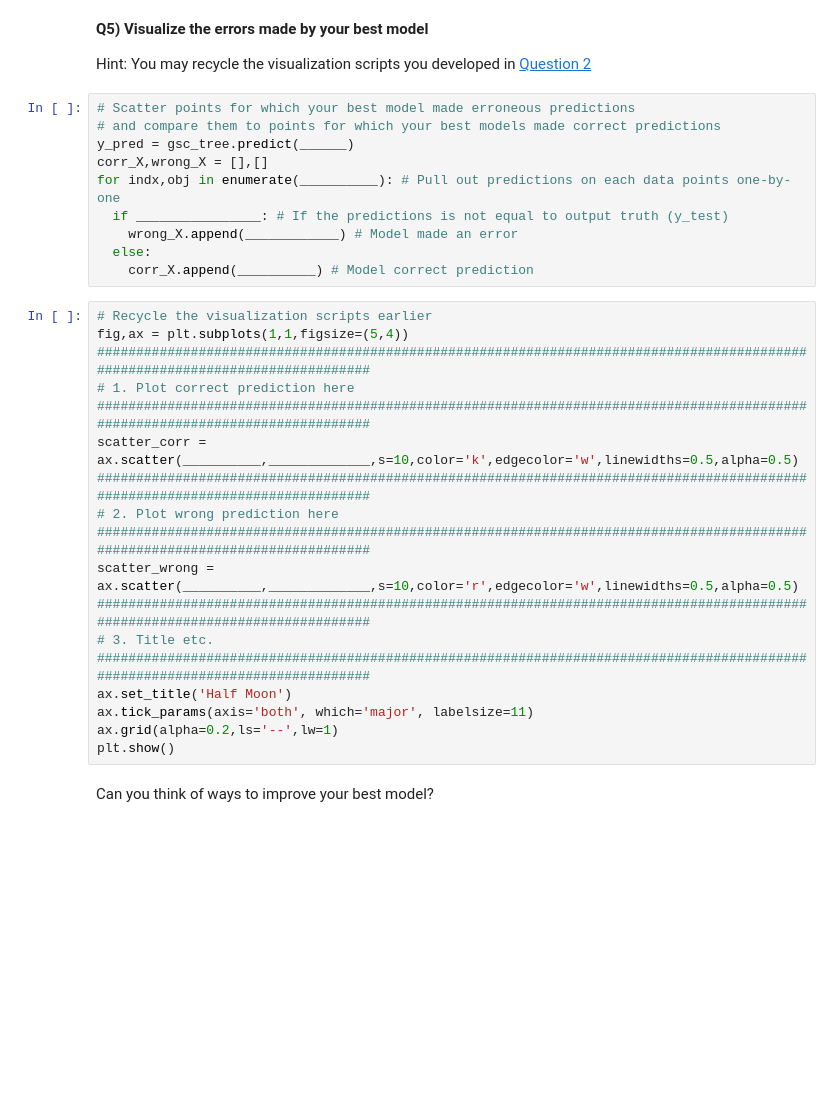
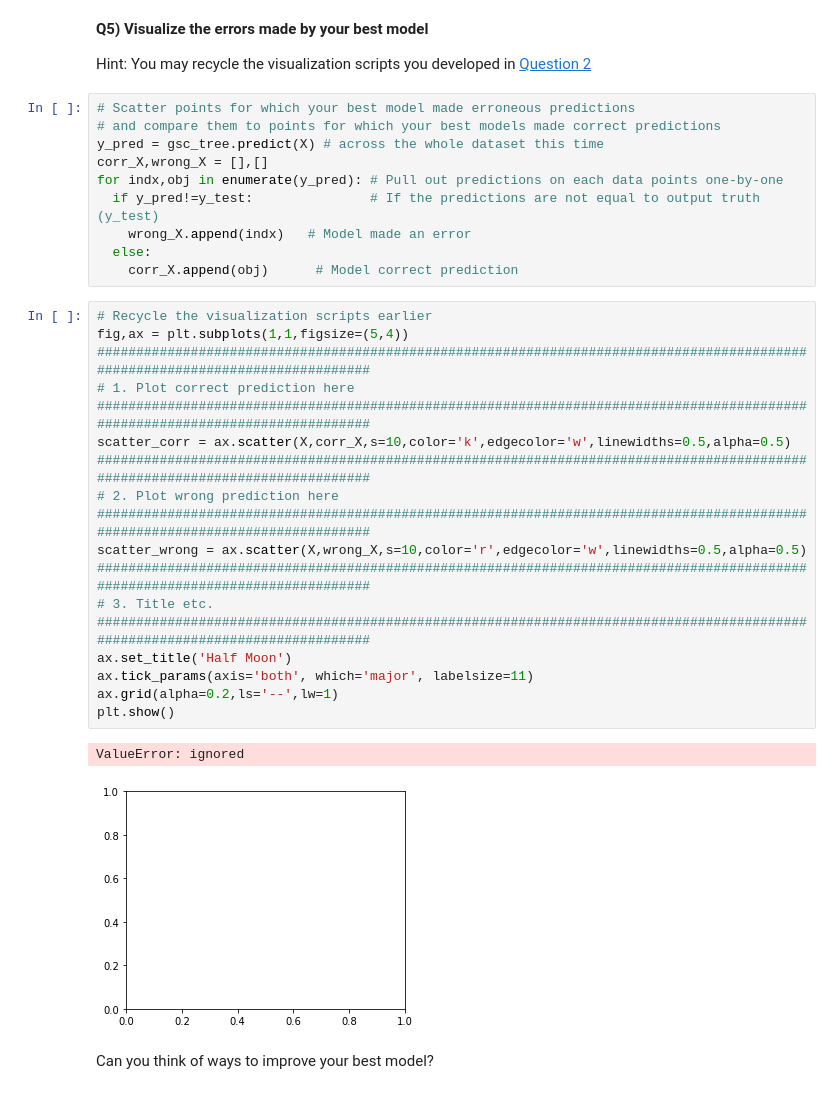
Before and after one commit to Etienne-98/2022_ML_EES, a Jupyter notebook: Labs/S2_2_Decision_Trees.ipynb, the cells around one changed output. Drawn from its saved outputs; the diff is of its cells as text; blank space fills up the shorter version.

```diff
--- a/Labs/S2_2_Decision_Trees.ipynb
+++ b/Labs/S2_2_Decision_Trees.ipynb
@@ -203,31 +199,34 @@ Hint: You may recycle the visualization scripts you developed in [Question 2](#Q
 # %%
 # Scatter points for which your best model made erroneous predictions
 # and compare them to points for which your best models made correct predictions
-y_pred = gsc_tree.predict(______)
+y_pred = gsc_tree.predict(X) # across the whole dataset this time
 corr_X,wrong_X = [],[]
-for indx,obj in enumerate(__________): # Pull out predictions on each data points one-by-one
-  if ________________: # If the predictions is not equal to output truth (y_test)
-    wrong_X.append(____________) # Model made an error
+for indx,obj in enumerate(y_pred): # Pull out predictions on each data points one-by-one
+  if y_pred!=y_test:               # If the predictions are not equal to output truth (y_test)
+    wrong_X.append(indx)   # Model made an error
   else:
-    corr_X.append(__________) # Model correct prediction
+    corr_X.append(obj)      # Model correct prediction
 # %%
 # Recycle the visualization scripts earlier
 fig,ax = plt.subplots(1,1,figsize=(5,4))
 ##############################################################################################################################
 # 1. Plot correct prediction here
 ##############################################################################################################################
-scatter_corr = ax.scatter(__________,_____________,s=10,color='k',edgecolor='w',linewidths=0.5,alpha=0.5)
+scatter_corr = ax.scatter(X,corr_X,s=10,color='k',edgecolor='w',linewidths=0.5,alpha=0.5)
 ##############################################################################################################################
 # 2. Plot wrong prediction here
 ##############################################################################################################################
-scatter_wrong = ax.scatter(__________,_____________,s=10,color='r',edgecolor='w',linewidths=0.5,alpha=0.5)
+scatter_wrong = ax.scatter(X,wrong_X,s=10,color='r',edgecolor='w',linewidths=0.5,alpha=0.5)
 ##############################################################################################################################
 # 3. Title etc.
 ##############################################################################################################################
 ax.set_title('Half Moon')
 ax.tick_params(axis='both', which='major', labelsize=11)
 ax.grid(alpha=0.2,ls='--',lw=1)
 plt.show()
+# %% [output]
+ValueError: ignored
+[figure, added]
 # %% [markdown]
 Can you think of ways to improve your best model?
 # %% [markdown]
```
Also changed, not shown: parts of 6 cells of this notebook.
